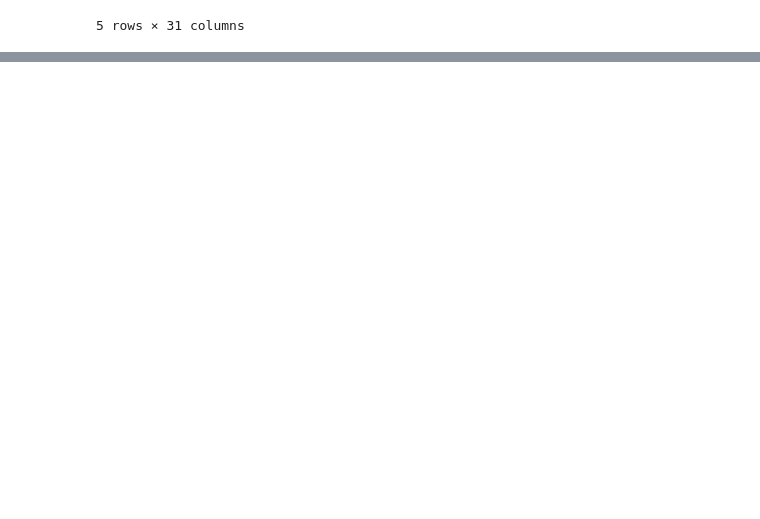
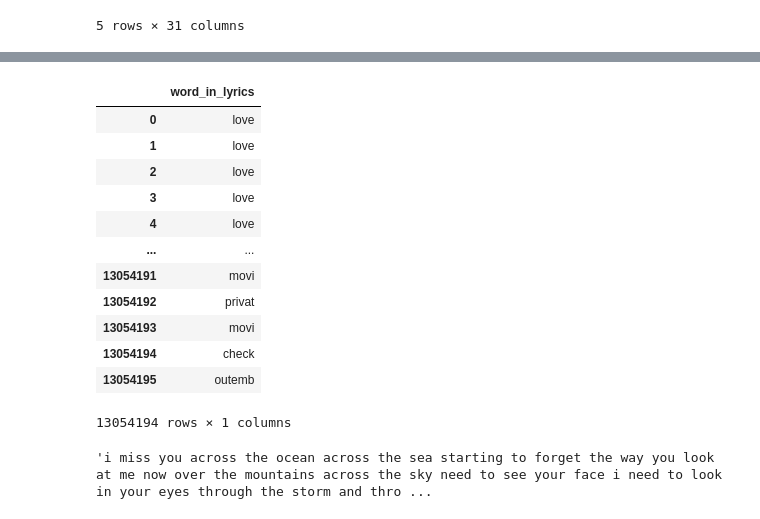
Before and after one commit to mariamabdelati/lyricalanalysis, a Jupyter notebook: 5_Sentiment_Analysis/track_lyrics_sentiment_analysis.ipynb, the cells around one changed output, grey strips where cells are left out. Drawn from its saved outputs; the diff is of its cells as text; code cells hidden in the pictures; blank space fills up the shorter version.

```diff
--- a/5_Sentiment_Analysis/track_lyrics_sentiment_analysis.ipynb
+++ b/5_Sentiment_Analysis/track_lyrics_sentiment_analysis.ipynb
@@ -190,0 +468,4 @@ x[['lyrics_language','track_lyrics']].to_csv('korean.csv')
+# %%
+words_in_lyrics_df = words_in_lyrics_df[words_in_lyrics_df.word_in_lyrics.str.len() > 0]
+words_in_lyrics_df['word_in_lyrics'] = words_in_lyrics_df.word_in_lyrics.str.lower()
+words_in_lyrics_df.head()
@@ -190,0 +484,20 @@ x[['lyrics_language','track_lyrics']].to_csv('korean.csv')
+# %%
+words_in_lyrics_df
+# %% [output]
+|  | word_in_lyrics |
+| 0 | love |
+| 1 | love |
+| 2 | love |
+| 3 | love |
+| 4 | love |
+| ... | ... |
+| 13054191 | movi |
+| 13054192 | privat |
+| 13054193 | movi |
+| 13054194 | check |
+| 13054195 | outemb |
+13054194 rows × 1 columns
+# %%
+en_df['track_lyrics'][1053]
+# %% [output]
+'i miss you across the ocean across the sea starting to forget the way you look at me now over the mountains across the sky need to see your face i need to look in your eyes through the storm and thro ...
```
Also changed, not shown: parts of 82 cells of this notebook, 1 other file.
